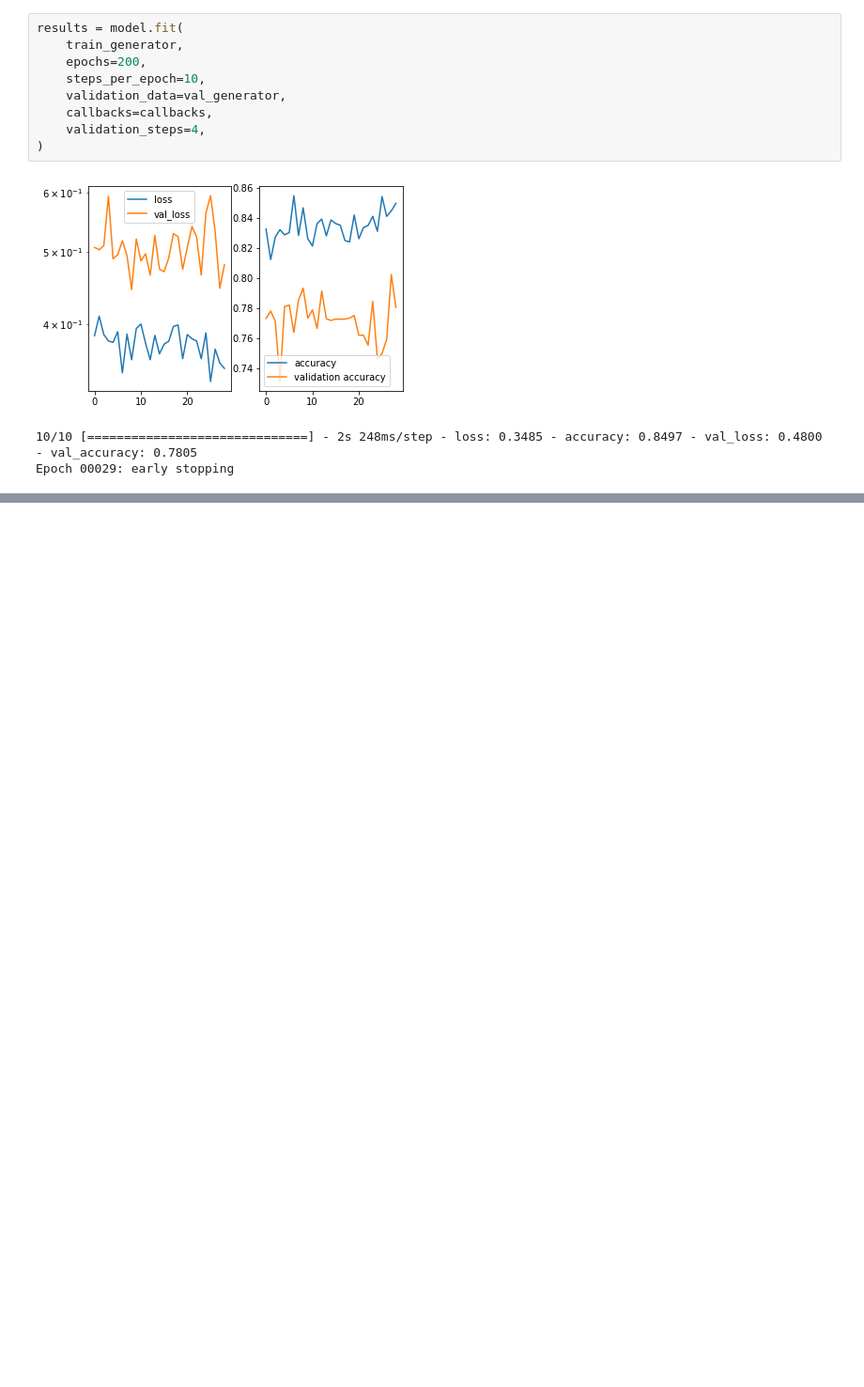
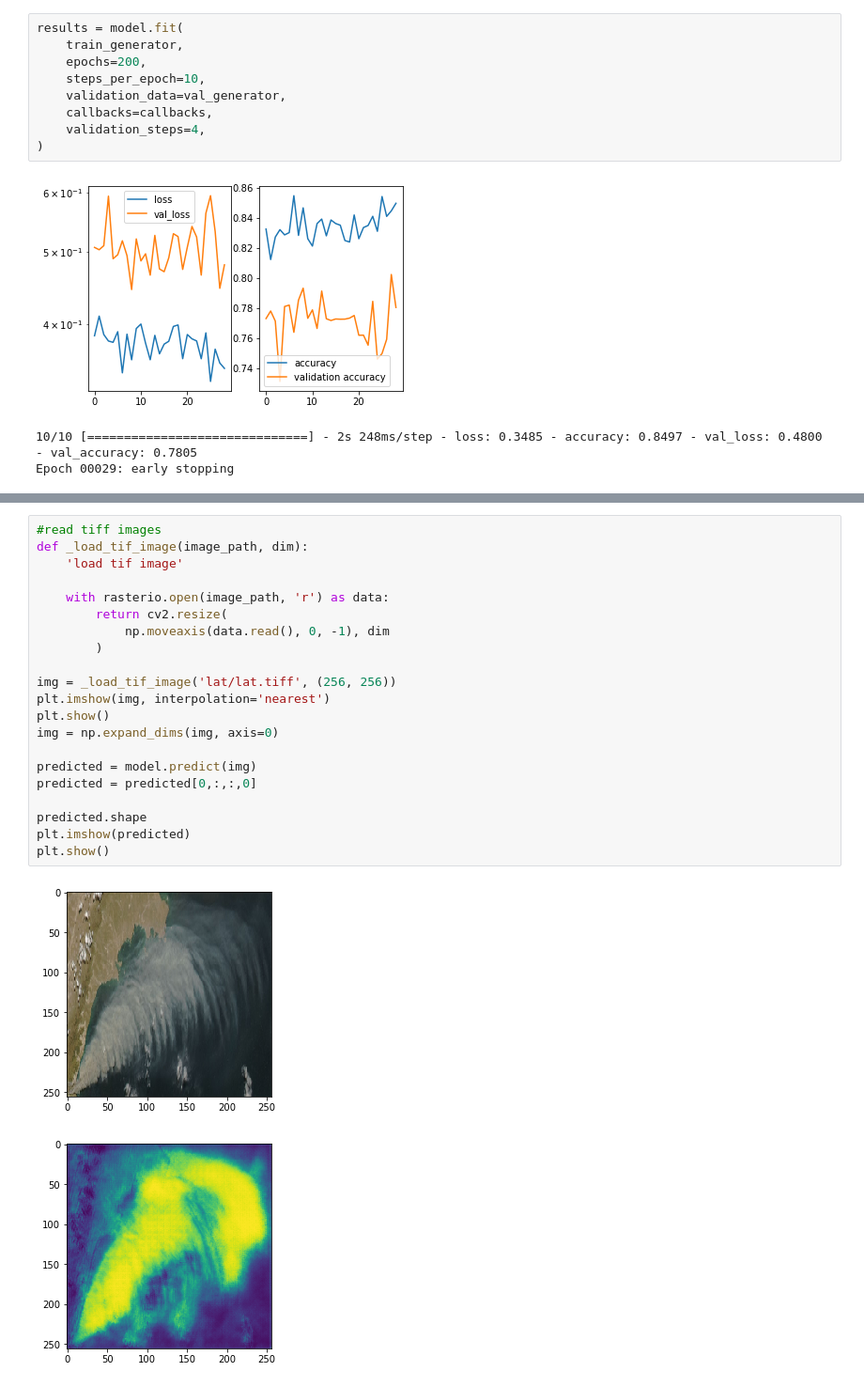
Before and after one commit to AllanKamimura/DetIEEEcta, a Jupyter notebook: net/unet.ipynb, the cells around one changed output, grey strips where cells are left out. Shown at 94% size. Cells and saved outputs as stored; diff of their text form; blank space fills up the shorter version.

```diff
--- a/net/unet.ipynb
+++ b/net/unet.ipynb
@@ -415,0 +383,24 @@ for batch_index, batch_data in enumerate(val_generator):
+# %%
+#read tiff images
+def _load_tif_image(image_path, dim):
+    'load tif image'
+
+    with rasterio.open(image_path, 'r') as data:
+        return cv2.resize(
+            np.moveaxis(data.read(), 0, -1), dim
+        )
+
+img = _load_tif_image('lat/lat.tiff', (256, 256))
+plt.imshow(img, interpolation='nearest')
+plt.show()
+img = np.expand_dims(img, axis=0)
+
+predicted = model.predict(img)
+predicted = predicted[0,:,:,0]
+
+predicted.shape
+plt.imshow(predicted)
+plt.show()
+# %% [output]
+[figure, added]
+[figure, added]
```
Also changed, not shown: parts of 3 cells of this notebook.
